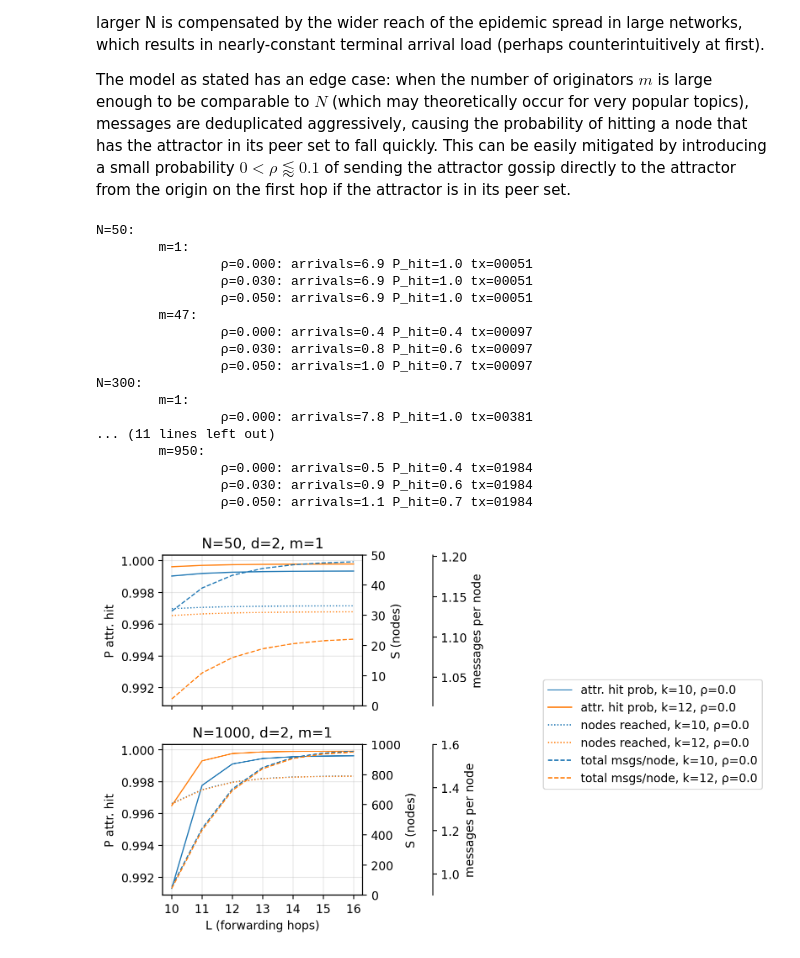
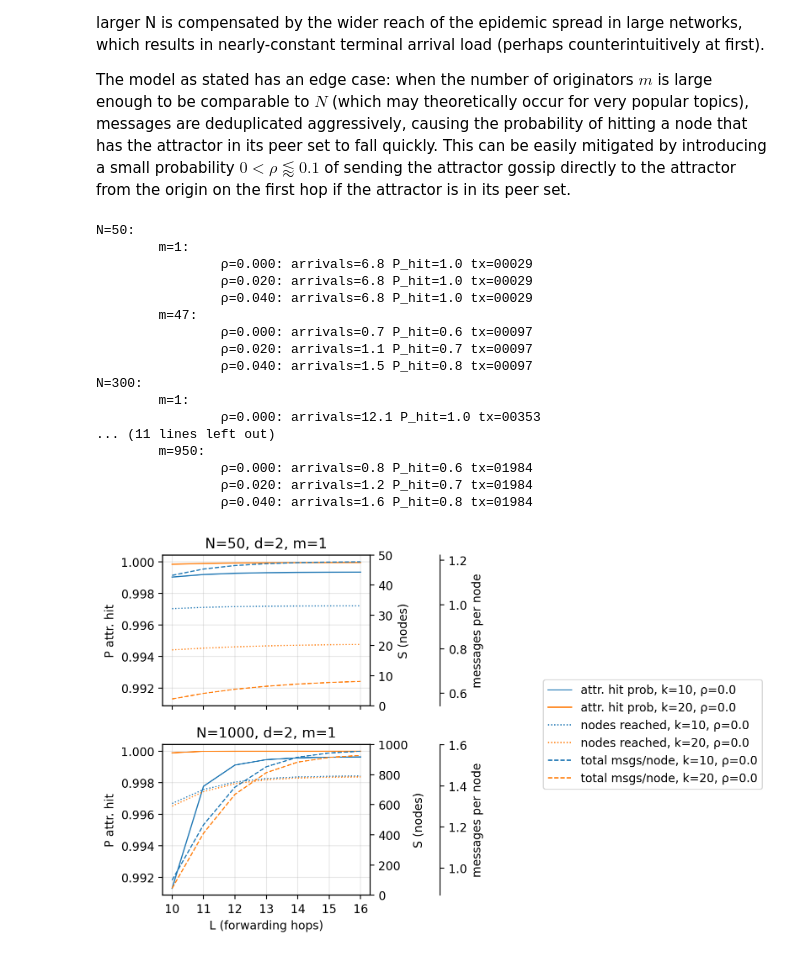
Before and after one commit to OpenCyphal-Garage/cy, a Jupyter notebook: model/gossip_propagation.ipynb, the cells around one changed output. Drawn from its saved outputs; the diff is of its cells as text; code cells hidden in the pictures.

```diff
--- a/model/gossip_propagation.ipynb
+++ b/model/gossip_propagation.ipynb
@@ -264,7 +264,7 @@ The core idea of the method is that since the first hop is *never* sent directly
 
 The model as stated has an edge case: when the number of originators $m$ is large enough to be comparable to $N$ (which may theoretically occur for very popular topics), messages are deduplicated aggressively, causing the probability of hitting a node that has the attractor in its peer set to fall quickly. This can be easily mitigated by introducing a small probability $0 < \rho \lessapprox 0.1$ of sending the attractor gossip directly to the attractor from the origin on the first hop if the attractor is in its peer set.
 # %%
-def attractor_gossip(*, N, m=1, d=2, L=10, k=12, rho=0.0):
+def attractor_gossip(*, N, m=1, d=2, L=10, k=20, rho=0.0):
     """
     Mean-field model of attractor gossip.
 
@@ -346,7 +346,7 @@ for N in (50, 300, 1000):
     print(f"{N=}:")
     for m in (1, int(N * 0.95)):
         print(f"\t{m=}:")
-        for rho in (0.0, 0.03, 0.05):
+        for rho in (0.0, 0.02, 0.04):
             P = attractor_gossip(N=N, m=m, rho=rho)
             arrivals = P['attractor_arrivals']
             P_hit = P['attractor_hit_prob']
@@ -355,21 +355,21 @@ for N in (50, 300, 1000):
 # %% [output]
 N=50:
         m=1:
-                ρ=0.000: arrivals=6.9 P_hit=1.0 tx=00051
-                ρ=0.030: arrivals=6.9 P_hit=1.0 tx=00051
-                ρ=0.050: arrivals=6.9 P_hit=1.0 tx=00051
+                ρ=0.000: arrivals=6.8 P_hit=1.0 tx=00029
+                ρ=0.020: arrivals=6.8 P_hit=1.0 tx=00029
+                ρ=0.040: arrivals=6.8 P_hit=1.0 tx=00029
         m=47:
-                ρ=0.000: arrivals=0.4 P_hit=0.4 tx=00097
-                ρ=0.030: arrivals=0.8 P_hit=0.6 tx=00097
-                ρ=0.050: arrivals=1.0 P_hit=0.7 tx=00097
+                ρ=0.000: arrivals=0.7 P_hit=0.6 tx=00097
+                ρ=0.020: arrivals=1.1 P_hit=0.7 tx=00097
+                ρ=0.040: arrivals=1.5 P_hit=0.8 tx=00097
 N=300:
         m=1:
-                ρ=0.000: arrivals=7.8 P_hit=1.0 tx=00381
+                ρ=0.000: arrivals=12.1 P_hit=1.0 tx=00353
 ... (11 lines left out)
         m=950:
-                ρ=0.000: arrivals=0.5 P_hit=0.4 tx=01984
-                ρ=0.030: arrivals=0.9 P_hit=0.6 tx=01984
-                ρ=0.050: arrivals=1.1 P_hit=0.7 tx=01984
+                ρ=0.000: arrivals=0.8 P_hit=0.6 tx=01984
+                ρ=0.020: arrivals=1.2 P_hit=0.7 tx=01984
+                ρ=0.040: arrivals=1.6 P_hit=0.8 tx=01984
 # %%
 def plot_attractor_in_hops(Ns, ks, Ls, rhos, d=2, m=1):
     fig, axes0 = plt.subplots(len(Ns), 1, figsize=(8, 5), sharex=True, sharey=True)
@@ -397,35 +397,35 @@ def plot_attractor_in_hops(Ns, ks, Ls, rhos, d=2, m=1):
                     [r["reached_nodes"] for r in results],
                     linestyle=":",
                     linewidth=1,
                     label=f"nodes reached, {options}",
                 )
                 ax2.plot(
                     Ls,
                     [(r["tx_total"] / N) for r in results],
                     linestyle="--",
                     linewidth=1,
                     label=f"total msgs/node, {options}",
                 )
         ax0.set_ylabel("P attr. hit")
         ax0.set_xticks(Ls)
         ax0.grid(True, alpha=0.3)
         ax1.set_ylabel("S (nodes)")
         ax1.set_ylim(0, N)
         ax2.set_ylabel("messages per node")
     axes0[-1].set_xlabel("L (forwarding hops)")
     handles, labels = None, None
     for ax in (axes0, axes1, axes2):
         h, l = ax[0].get_legend_handles_labels()
         handles = h if handles is None else (handles + h)
         labels  = l if labels is None else (labels + l)
     fig.legend(handles, labels, loc="center right")
     fig.tight_layout(rect=[0, 0, 0.6, 1])
     plt.show()
 
 # For m=1, viable rho values (near zero) do not affect propagation.
-plot_attractor_in_hops(Ns=[50, 1000], ks=[10, 12], Ls=list(range(10, 17)), m=1, rhos=[0.0])
+plot_attractor_in_hops(Ns=[50, 1000], ks=[10, 20], Ls=list(range(10, 17)), m=1, rhos=[0.0])
 # %% [output]
-[figure, old version]
+[figure, new version]
 # %%
 def plot_attractor_in_multi_origin(Ns, ks, Ls, rhos, d=2):
     fig, axes = plt.subplots(len(Ns), len(Ls), figsize=(8, 7), sharex=False, sharey=True)
```
Also changed, not shown: parts of 4 cells of this notebook.
